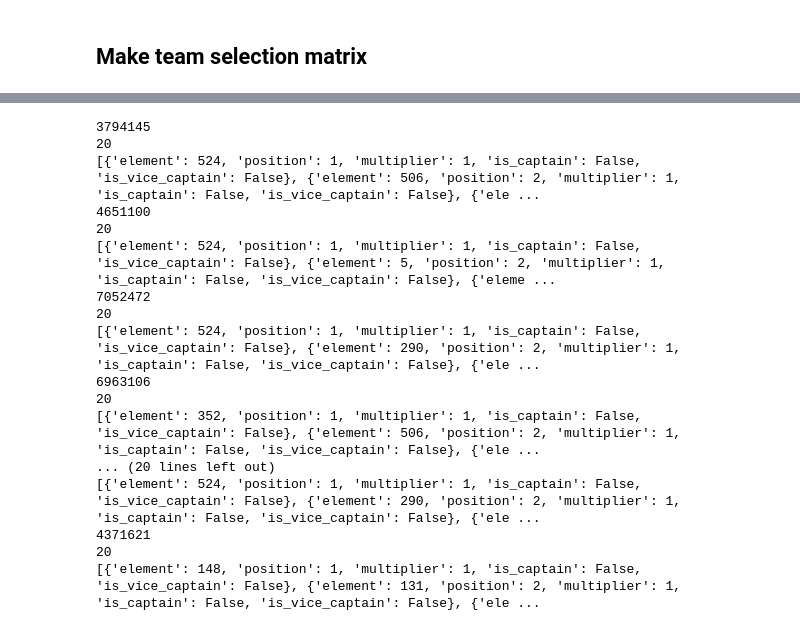
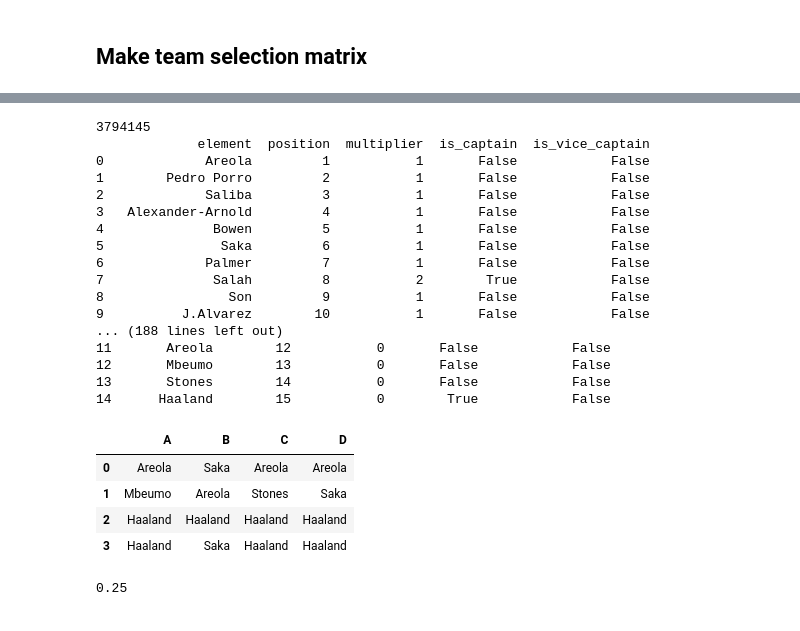
Before and after one commit to RACollins/fpl-forecast-optimise, a Jupyter notebook: notebooks/2.0-fpl-api-playground.ipynb, the cells around one changed output, grey strips where cells are left out. Saved outputs shown, nothing was run; the diff lists cells and outputs as text; code cells hidden in the pictures.

Commit message:
developed teams analysis

```diff
--- a/notebooks/2.0-fpl-api-playground.ipynb
+++ b/notebooks/2.0-fpl-api-playground.ipynb
@@ -137,26 +168,51 @@ for manager_id in league_df["entry"].values:
     for gw in range(1, 22):
         if gw != 20:
             continue
-        print(gw)
         respose = requests.get(team_picks_template.format(manager_id=manager_id, gw=gw))
         team_selection_respose_json = respose.json()
-        picks = team_selection_respose_json["picks"]
-        print(picks)
+        picks_df = pd.DataFrame(team_selection_respose_json["picks"])
+        picks_df["element"] = picks_df["element"].map(id_name_dict)
+
+        print(picks_df)
 # %% [output]
 3794145
-20
-[{'element': 524, 'position': 1, 'multiplier': 1, 'is_captain': False, 'is_vice_captain': False}, {'element': 506, 'position': 2, 'multiplier': 1, 'is_captain': False, 'is_vice_captain': False}, {'ele ...
-4651100
-20
-[{'element': 524, 'position': 1, 'multiplier': 1, 'is_captain': False, 'is_vice_captain': False}, {'element': 5, 'position': 2, 'multiplier': 1, 'is_captain': False, 'is_vice_captain': False}, {'eleme ...
-7052472
-20
-[{'element': 524, 'position': 1, 'multiplier': 1, 'is_captain': False, 'is_vice_captain': False}, {'element': 290, 'position': 2, 'multiplier': 1, 'is_captain': False, 'is_vice_captain': False}, {'ele ...
-6963106
-20
-[{'element': 352, 'position': 1, 'multiplier': 1, 'is_captain': False, 'is_vice_captain': False}, {'element': 506, 'position': 2, 'multiplier': 1, 'is_captain': False, 'is_vice_captain': False}, {'ele ...
-... (20 lines left out)
-[{'element': 524, 'position': 1, 'multiplier': 1, 'is_captain': False, 'is_vice_captain': False}, {'element': 290, 'position': 2, 'multiplier': 1, 'is_captain': False, 'is_vice_captain': False}, {'ele ...
-4371621
-20
-[{'element': 148, 'position': 1, 'multiplier': 1, 'is_captain': False, 'is_vice_captain': False}, {'element': 131, 'position': 2, 'multiplier': 1, 'is_captain': False, 'is_vice_captain': False}, {'ele ...
+             element  position  multiplier  is_captain  is_vice_captain
+0             Areola         1           1       False            False
+1        Pedro Porro         2           1       False            False
+2             Saliba         3           1       False            False
+3   Alexander-Arnold         4           1       False            False
+4              Bowen         5           1       False            False
+5               Saka         6           1       False            False
+6             Palmer         7           1       False            False
+7              Salah         8           2        True            False
+8                Son         9           1       False            False
+9          J.Alvarez        10           1       False            False
+... (188 lines left out)
+11       Areola        12           0       False            False
+12       Mbeumo        13           0       False            False
+13       Stones        14           0       False            False
+14      Haaland        15           0        True            False
+# %%
+df = pd.DataFrame(
+    index=[0, 1, 2, 3],
+    columns=["A", "B", "C", "D"],
+    data=[
+        ["Areola", "Saka", "Areola", "Areola"],
+        ["Mbeumo", "Areola", "Stones", "Saka"],
+        ["Haaland", "Haaland", "Haaland", "Haaland"],
+        ["Haaland", "Saka", "Haaland", "Haaland"],
+    ],
+)
+df
+# %% [output]
+|  | A | B | C | D |
+| 0 | Areola | Saka | Areola | Areola |
+| 1 | Mbeumo | Areola | Stones | Saka |
+| 2 | Haaland | Haaland | Haaland | Haaland |
+| 3 | Haaland | Saka | Haaland | Haaland |
+# %%
+d = distance.jaccard(df["B"], df["D"])
+sim = 1 - d
+sim
+# %% [output]
+0.25
```
Also changed, not shown: parts of 4 cells of this notebook, 3 other files.
